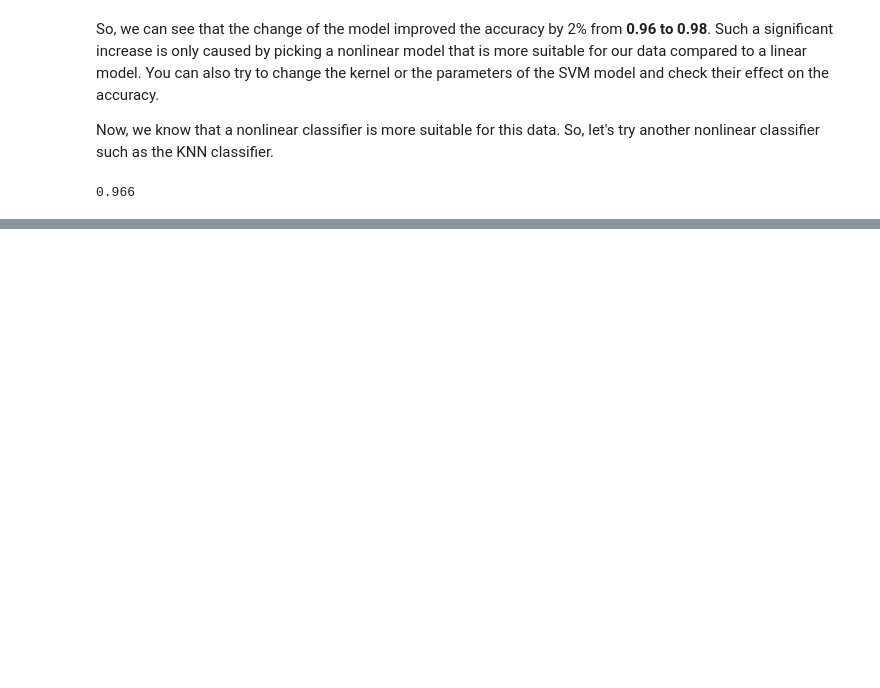
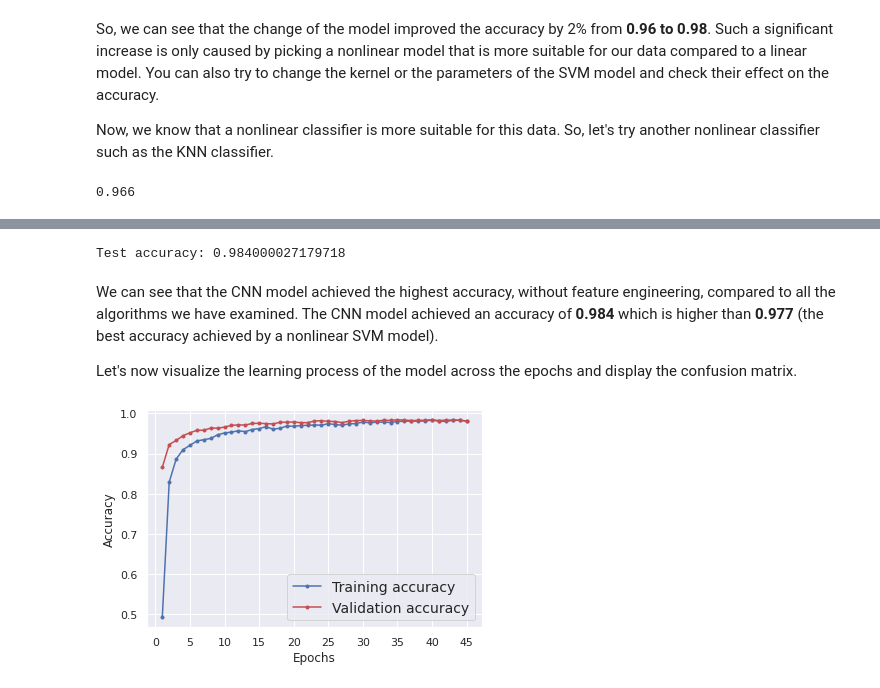
Before and after one commit to MaiGamalEl-Katatny/Educational-Material-Machine-Learning, a Jupyter notebook: Machine_Learning_Pipeline_MNIST_Dataset.ipynb, the cells around one changed output, grey strips where cells are left out. Cells and saved outputs as stored; diff of their text form; code cells hidden in the pictures; blank space fills up the shorter version.

```diff
--- a/Machine_Learning_Pipeline_MNIST_Dataset.ipynb
+++ b/Machine_Learning_Pipeline_MNIST_Dataset.ipynb
@@ -738,0 +782,15 @@ print(accuracy_score(ytest, yfit)) #Printing the classification accuracy achieve
+# %%
+#Building the model
+
+from keras import Sequential
+from keras.layers import Conv2D, MaxPooling2D, Flatten, Dropout, Dense
+
+model=Sequential()
+model.add(Conv2D(filters=32, kernel_size=3, activation="relu", input_shape=(28,28,1)))
+model.add(MaxPooling2D(pool_size=2))
+model.add(Conv2D(filters=32, kernel_size=3, activation="relu"))
+model.add(MaxPooling2D(pool_size=2))
+model.add(Flatten())
+model.add(Dropout(0.5))
+model.add(Dense(10, activation="softmax"))
+print(model.summary())
@@ -738,0 +815,13 @@ print(accuracy_score(ytest, yfit)) #Printing the classification accuracy achieve
+# %%
+#Fitting the model
+
+import tensorflow as tf
+
+batch_size = 64
+num_epochs = 100
+l_r = 0.0005
+
+model.compile(loss='categorical_crossentropy',optimizer=tf.keras.optimizers.Adam(learning_rate=l_r),metrics=['accuracy'])
+tf.random.set_seed(123)
+early_stopping_callback = tf.keras.callbacks.EarlyStopping(monitor='val_accuracy', patience=10, restore_best_weights=True)
+history = model.fit(Xtrain, ytrain, shuffle=True, validation_data=(Xtest, ytest), batch_size=batch_size, epochs=num_epochs, callbacks=[early_stopping_callback])
@@ -738,0 +846,29 @@ print(accuracy_score(ytest, yfit)) #Printing the classification accuracy achieve
+# %%
+#Evaluating the model accuracy
+
+scores = model.evaluate(Xtest, ytest, verbose=0)
+print('Test accuracy:', scores[1])
+# %% [output]
+Test accuracy: 0.984000027179718
+# %% [markdown]
+We can see that the CNN model achieved the highest accuracy, without feature engineering, compared to all the algorithms we have examined. The CNN model achieved an accuracy of **0.984** which is higher than **0.977** (the best accuracy achieved by a nonlinear SVM model).
+
+Let's now visualize the learning process of the model across the epochs and display the confusion matrix.
+# %%
+#Visualizing the training and validation accuracy
+
+import matplotlib as mpl
+
+def plot_learning_curves(loss, val_loss):
+    plt.plot(np.arange(len(loss))+1, loss, "b.-", label="Training accuracy")
+    plt.plot(np.arange(len(val_loss))+1, val_loss, "r.-", label="Validation accuracy")
+    plt.gca().xaxis.set_major_locator(mpl.ticker.MaxNLocator(integer=True))
+    plt.legend(fontsize=14)
+    plt.xlabel("Epochs")
+    plt.ylabel("Accuracy")
+    plt.grid(True)
+
+plot_learning_curves(history.history["accuracy"], history.history["val_accuracy"])
+plt.show()
+# %% [output]
+[figure, added]
```
Also changed, not shown: parts of 10 cells of this notebook.
